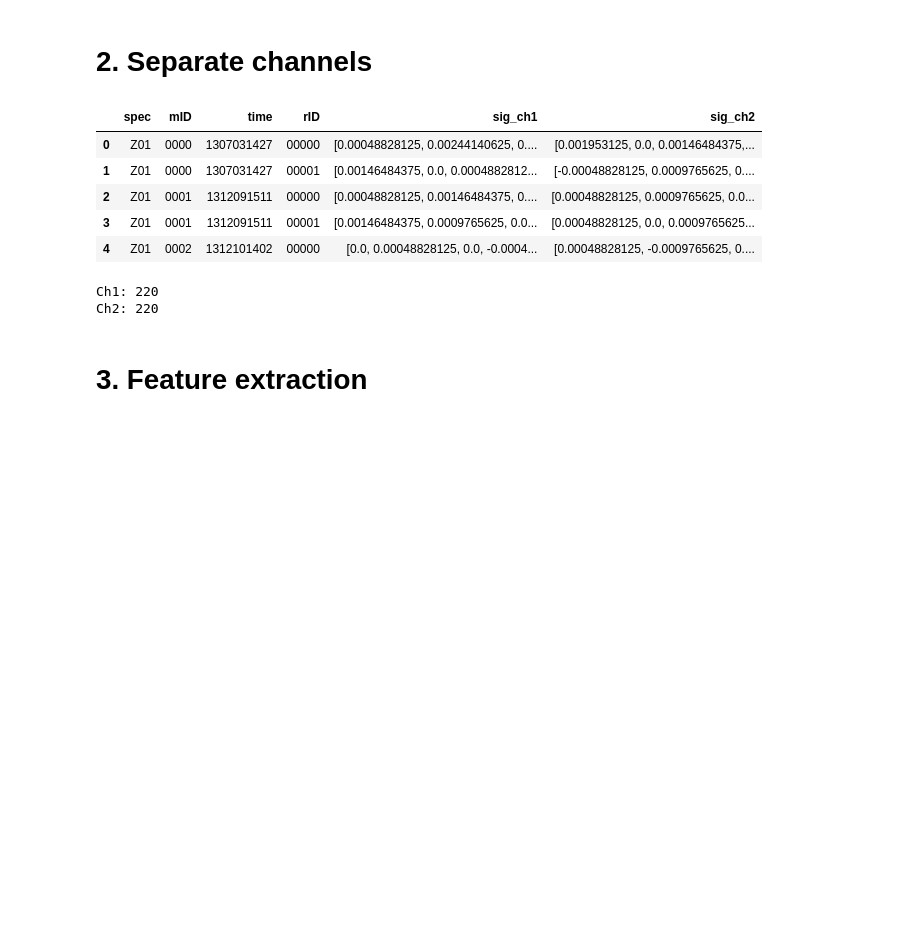
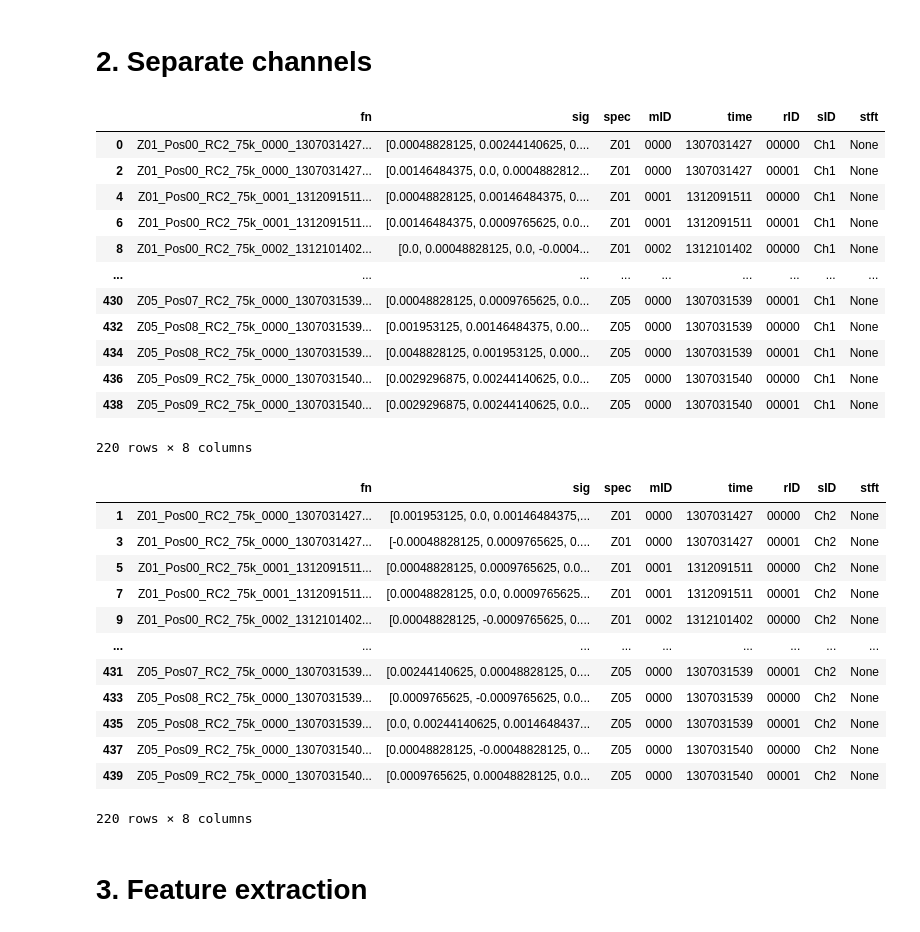
Before and after one commit to DmiPy/AI-in-material-diagnostics, a Jupyter notebook: SeminarAssignment3/main.ipynb, the cells around one changed output. Saved outputs shown, nothing was run; the diff lists cells and outputs as text; code cells hidden in the pictures; blank space fills up the shorter version.

```diff
--- a/SeminarAssignment3/main.ipynb
+++ b/SeminarAssignment3/main.ipynb
@@ -193,34 +193,48 @@ Name: count, dtype: int64
 # %%
 df['sID'] = df['sID'].astype(str).str.strip()
 df_ch1 = df[df['sID'] == 'Ch1'].copy()
 df_ch2 = df[df['sID'] == 'Ch2'].copy()
 # print(df_ch1, df_ch2)
 
 merge_keys = ['spec', 'mID', 'time', 'rID']
 
 df_merged = pd.merge(
     df_ch1[['spec', 'mID', 'time', 'rID', 'sig']],
     df_ch2[['spec', 'mID', 'time', 'rID', 'sig']],
     on=merge_keys,
     suffixes=('_ch1', '_ch2')
 )
 
-# print("Gesamtbeispiele:", len(df_merged))
-display(df_merged.head())
-# print(df_ch2)
 
-print("Ch1:", df_ch1[merge_keys].shape[0])
-print("Ch2:", df_ch2[merge_keys].shape[0])
-# print("df_merged", df_merged.columns)
+display(df_ch1)
+display(df_ch2)
 # %% [output]
-|  | spec | mID | time | rID | sig_ch1 | sig_ch2 |
-| 0 | Z01 | 0000 | 1307031427 | 00000 | [0.00048828125, 0.00244140625, 0.... | [0.001953125, 0.0, 0.00146484375,... |
-| 1 | Z01 | 0000 | 1307031427 | 00001 | [0.00146484375, 0.0, 0.0004882812... | [-0.00048828125, 0.0009765625, 0.... |
-| 2 | Z01 | 0001 | 1312091511 | 00000 | [0.00048828125, 0.00146484375, 0.... | [0.00048828125, 0.0009765625, 0.0... |
-| 3 | Z01 | 0001 | 1312091511 | 00001 | [0.00146484375, 0.0009765625, 0.0... | [0.00048828125, 0.0, 0.0009765625... |
-| 4 | Z01 | 0002 | 1312101402 | 00000 | [0.0, 0.00048828125, 0.0, -0.0004... | [0.00048828125, -0.0009765625, 0.... |
+|  | fn | sig | spec | mID | time | rID | sID | stft |
+| 0 | Z01_Pos00_RC2_75k_0000_1307031427... | [0.00048828125, 0.00244140625, 0.... | Z01 | 0000 | 1307031427 | 00000 | Ch1 | None |
+| 2 | Z01_Pos00_RC2_75k_0000_1307031427... | [0.00146484375, 0.0, 0.0004882812... | Z01 | 0000 | 1307031427 | 00001 | Ch1 | None |
+| 4 | Z01_Pos00_RC2_75k_0001_1312091511... | [0.00048828125, 0.00146484375, 0.... | Z01 | 0001 | 1312091511 | 00000 | Ch1 | None |
+| 6 | Z01_Pos00_RC2_75k_0001_1312091511... | [0.00146484375, 0.0009765625, 0.0... | Z01 | 0001 | 1312091511 | 00001 | Ch1 | None |
+| 8 | Z01_Pos00_RC2_75k_0002_1312101402... | [0.0, 0.00048828125, 0.0, -0.0004... | Z01 | 0002 | 1312101402 | 00000 | Ch1 | None |
+| ... | ... | ... | ... | ... | ... | ... | ... | ... |
+| 430 | Z05_Pos07_RC2_75k_0000_1307031539... | [0.00048828125, 0.0009765625, 0.0... | Z05 | 0000 | 1307031539 | 00001 | Ch1 | None |
+| 432 | Z05_Pos08_RC2_75k_0000_1307031539... | [0.001953125, 0.00146484375, 0.00... | Z05 | 0000 | 1307031539 | 00000 | Ch1 | None |
+| 434 | Z05_Pos08_RC2_75k_0000_1307031539... | [0.0048828125, 0.001953125, 0.000... | Z05 | 0000 | 1307031539 | 00001 | Ch1 | None |
+| 436 | Z05_Pos09_RC2_75k_0000_1307031540... | [0.0029296875, 0.00244140625, 0.0... | Z05 | 0000 | 1307031540 | 00000 | Ch1 | None |
+| 438 | Z05_Pos09_RC2_75k_0000_1307031540... | [0.0029296875, 0.00244140625, 0.0... | Z05 | 0000 | 1307031540 | 00001 | Ch1 | None |
-Ch1: 220
-Ch2: 220
+220 rows × 8 columns
+|  | fn | sig | spec | mID | time | rID | sID | stft |
+| 1 | Z01_Pos00_RC2_75k_0000_1307031427... | [0.001953125, 0.0, 0.00146484375,... | Z01 | 0000 | 1307031427 | 00000 | Ch2 | None |
+| 3 | Z01_Pos00_RC2_75k_0000_1307031427... | [-0.00048828125, 0.0009765625, 0.... | Z01 | 0000 | 1307031427 | 00001 | Ch2 | None |
+| 5 | Z01_Pos00_RC2_75k_0001_1312091511... | [0.00048828125, 0.0009765625, 0.0... | Z01 | 0001 | 1312091511 | 00000 | Ch2 | None |
+| 7 | Z01_Pos00_RC2_75k_0001_1312091511... | [0.00048828125, 0.0, 0.0009765625... | Z01 | 0001 | 1312091511 | 00001 | Ch2 | None |
+| 9 | Z01_Pos00_RC2_75k_0002_1312101402... | [0.00048828125, -0.0009765625, 0.... | Z01 | 0002 | 1312101402 | 00000 | Ch2 | None |
+| ... | ... | ... | ... | ... | ... | ... | ... | ... |
+| 431 | Z05_Pos07_RC2_75k_0000_1307031539... | [0.00244140625, 0.00048828125, 0.... | Z05 | 0000 | 1307031539 | 00001 | Ch2 | None |
+| 433 | Z05_Pos08_RC2_75k_0000_1307031539... | [0.0009765625, -0.0009765625, 0.0... | Z05 | 0000 | 1307031539 | 00000 | Ch2 | None |
+| 435 | Z05_Pos08_RC2_75k_0000_1307031539... | [0.0, 0.00244140625, 0.0014648437... | Z05 | 0000 | 1307031539 | 00001 | Ch2 | None |
+| 437 | Z05_Pos09_RC2_75k_0000_1307031540... | [0.00048828125, -0.00048828125, 0... | Z05 | 0000 | 1307031540 | 00000 | Ch2 | None |
+| 439 | Z05_Pos09_RC2_75k_0000_1307031540... | [0.0009765625, 0.00048828125, 0.0... | Z05 | 0000 | 1307031540 | 00001 | Ch2 | None |
+220 rows × 8 columns
 # %% [markdown]
 # 3. Feature extraction
 # %%
```
Also changed, not shown: parts of 13 cells of this notebook.
